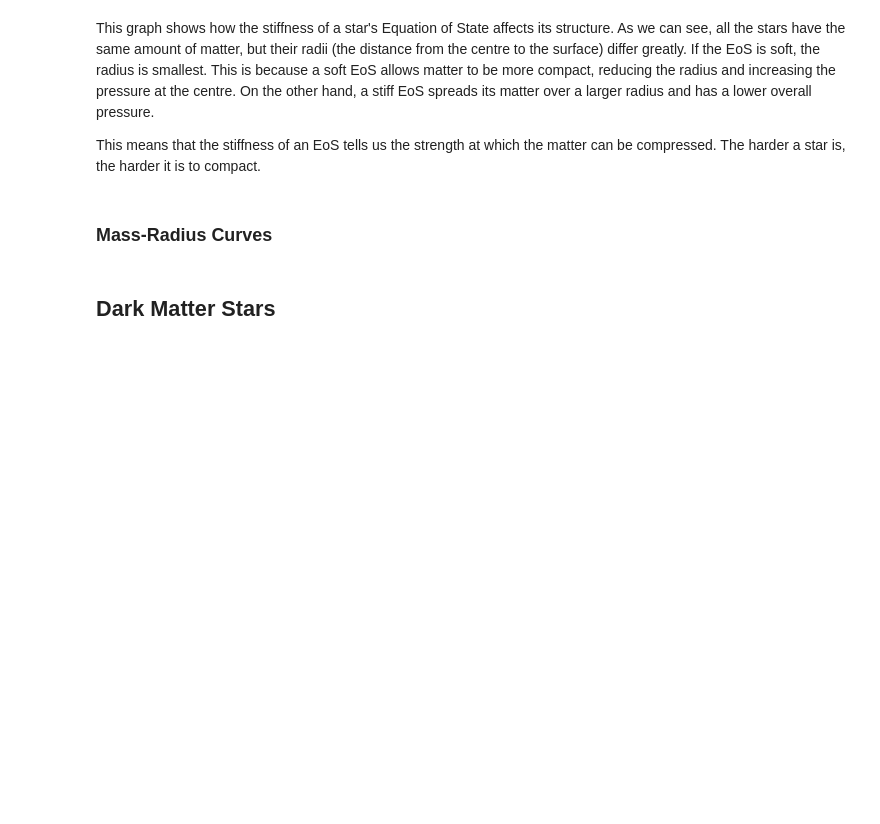
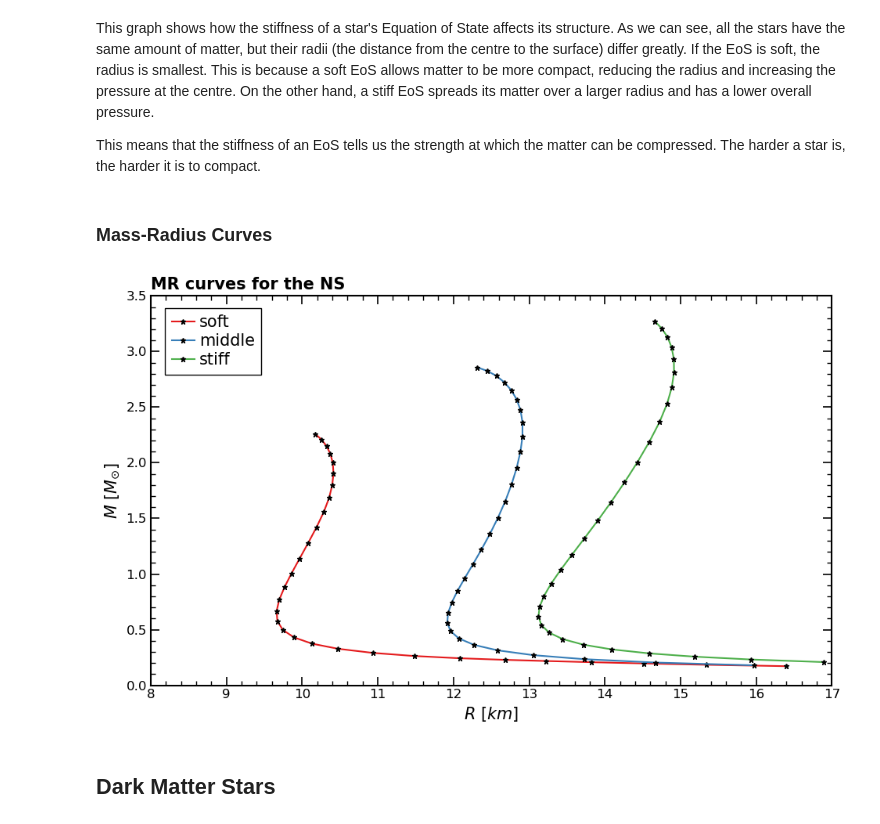
Before and after one commit to Diego-gt-phys/TFG, a Jupyter notebook: DANTE_Figures.ipynb, the cells around one changed output. Saved outputs shown, nothing was run; the diff lists cells and outputs as text; code cells hidden in the pictures; blank space fills up the shorter version.

Commit message:
Made the MR curves

```diff
--- a/DANTE_Figures.ipynb
+++ b/DANTE_Figures.ipynb
@@ -104,5 +104,60 @@ This graph shows how the stiffness of a star's Equation of State affects its str
 This means that the stiffness of an EoS tells us the strength at which the matter can be compressed. The harder a star is, the harder it is to compact.
 # %% [markdown]
 ### Mass-Radius Curves
+# %%
+data = {}
+
+s_type = 1
+d_type = 1
+EsOS = ['soft', 'middle', 'stiff']
+
+for eos_c in EsOS:
+    df = pd.read_csv(f"data\{s_type}_{d_type}_{eos_c}.csv")
+    data[f"{eos_c}"] = df
+
+# PLOT THE DATA
+# Configure the plot
+plt.figure(figsize=(9.71, 6))
+colors = sns.color_palette("Set1", 10)
+eos_colors = {"soft": 0, "middle": 1, "stiff": 2}
+
+for eos_c in EsOS:
+    c = eos_colors[eos_c]
+    plt.plot(data[f"{eos_c}"]["R"], data[f"{eos_c}"]["M"], label = rf'{eos_c}', color = colors[c], linewidth = 1.5, linestyle = '-', marker = "*",  mfc='k', mec = 'k', ms = 5)
+
+# Add labels and title
+plt.title(r'MR curves for the NS', loc='left', fontsize=15, fontweight='bold')
+plt.xlabel(r'$R$ $\left[km\right]$', fontsize=15, loc='center')
+plt.ylabel(r'$M$ $\left[ M_{\odot} \right]$', fontsize=15, loc='center')
+
+# Set limits
+plt.xlim(8, 17)
+plt.ylim(0, 3.5)
+
+# Configure ticks for all four sides
+plt.tick_params(axis='both', which='major', direction='in', length=8, width=1.2, labelsize=12, top=True, right=True)
+plt.tick_params(axis='both', which='minor', direction='in', length=4, width=1, labelsize=12, top=True, right=True)
+plt.minorticks_on()
+
+# Customize tick spacing
+plt.gca().set_xticks(np.arange(8, 17.1, 1))  # Major x ticks
+plt.gca().set_yticks(np.arange(0, 3.51, 0.5))  # Major y ticks
+
+# Set thicker axes
+plt.gca().spines['top'].set_linewidth(1.5)
+plt.gca().spines['right'].set_linewidth(1.5)
+plt.gca().spines['bottom'].set_linewidth(1.5)
+plt.gca().spines['left'].set_linewidth(1.5)
+
+# Add a legend
+plt.legend(fontsize=15, loc = "upper left", bbox_to_anchor=(0.009, 0.99), frameon=True, fancybox=False, ncol = 1, edgecolor="black", framealpha=1, labelspacing=0.2, handletextpad=0.3, handlelength=1.4, columnspacing=1)
+
+# Save plot as PDF
+plt.tight_layout()
+plt.savefig("figures\MR_curves_NS.pdf", format="pdf", bbox_inches="tight")
+
+plt.show()
+# %% [output]
+[figure, added]
 # %% [markdown]
 ## Dark Matter Stars
```
Also changed, not shown: parts of 3 cells of this notebook, 7 other files.
